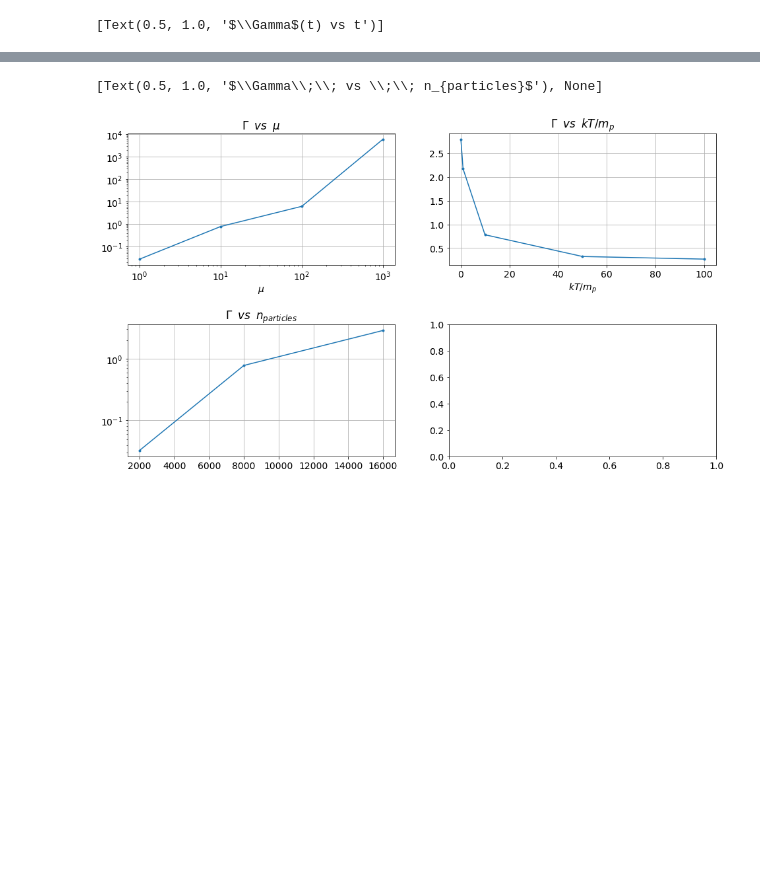
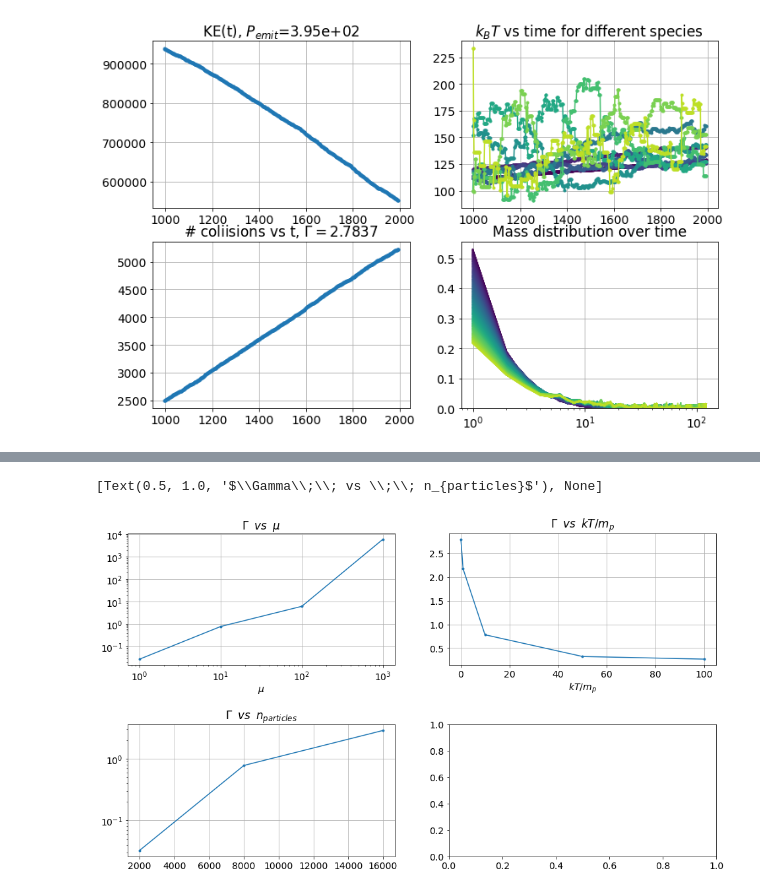
Before and after one commit to xjka/CoreTracking, a Jupyter notebook: notebook.ipynb, the cells around one changed output, grey strips where cells are left out. Cells and saved outputs as stored; diff of their text form; code cells hidden in the pictures; blank space fills up the shorter version.

```diff
--- a/notebook.ipynb
+++ b/notebook.ipynb
@@ -52,10 +56,10 @@ def prepare_animation(bar_containers, vels, imms, axh, Mu):
         return [container.patches for container in bar_containers]
     return lambda frame_number : animate(frame_number, vels, imms, axh, Mu)
 # %%
-numframes = 450
+numframes = 600
 outfile = ''
 scl = 1
-indir = 'output/mu10_b1_kTG100_bx1000_n8000//'
+indir = 'output/longterm_cont/'
 # %%
 plt.rcParams.update({"font.size":14})
 pos = []
@@ -64,6 +68,7 @@ trpos = []
 trvel = []
 trmu = []
 n_collisions = []
+time = []
 for i in range(1,numframes+1):
     h5file = h5py.File(indir+"test_grav_"+str(i)+".hdf5")
     pos.append(h5file["particles/pos"][:,:])
@@ -72,24 +77,20 @@ for i in range(1,numframes+1):
     trvel.append(h5file["tracers/vel"][:,:])
     trmu.append(h5file["tracers/mu"][:])
     n_collisions.append(len(pos[-1][0])-len(trpos[-1][0]))
-
+    time.append(h5file["time"])
 
 pos = np.array(pos)
 vel = np.array(vel)
+time= np.array(time).squeeze()
 n_collisions = np.array(n_collisions)
-coefs = np.polyfit(np.arange(len(n_collisions)-1), n_collisions[1:], 1)
-Gamma = coefs[0]*np.ones_like(n_collisions)
+Gamma = np.polyfit(time[5:], n_collisions[5:], 1)[0]
 
 E = []
-sigs = []
-Sig = []
 v = []
 Mu = []
 for i,tv in enumerate(trvel): #tv is 3 x N_particles
     v2 = (tv**2).sum(axis=0)
     E.append((0.5*trmu[i]*v2).sum())
-    sigs.append(tv.var(axis=1))
-    Sig.append(v2.sum()/(3*len(v2)))
     v_ = []
     Mu_ = []
     for mu in np.unique(trmu[i]):
@@ -102,23 +103,47 @@ for i,tv in enumerate(trvel): #tv is 3 x N_particles
     Mu.append(Mu_)
 
 E = np.array(E)
-sigs=np.array(sigs)
+
+num_mu = np.max(Mu[-1])/Mu[0][0]
+bin_edges = np.append(np.arange(1,num_mu+1)-0.5, num_mu+0.5)
+trmu_hist = []
+for tm in trmu:
+    trmu_hist.append(np.histogram(tm/Mu[0][0], bins=bin_edges)[0] * np.arange(1,num_mu+1)*Mu[0][0] /np.sum(tm) )
+trmu_hist = np.array(trmu_hist)
+
+mu_sig_consistent = np.empty((len(time), int(num_mu))) * np.nan
+KE_avg_consistent = np.empty((len(time), int(num_mu))) * np.nan
+for i, tv in enumerate(trvel):
+    v2 = (tv**2).sum(axis=0)
+    for j, mu in enumerate(np.unique(trmu[i])) :#np.arange(1, num_mu+1)*Mu[0][0]):
+        mask = trmu[i] == mu
+        if np.count_nonzero(mask)>1:
+            v2_ = (np.array(tv[:,mask])**2).sum(axis=0)
+            KE_avg_consistent[i,j] = 0.5*mu*np.mean(v2_) * 2/3 #this is k_B*T = KE_avg * 2/3
+            mu_sig_consistent[i,j] = mu*np.var(v2_)
 
 #dEdt = np.diff(E)/np.diff(np.ones(len(E)))
-fig_E, ax_E = plt.subplots(2,2,figsize=(16,10))
-ax_E[0,0].plot(E/E.max(),'.-')
+fig_E, ax_E = plt.subplots(2,2,figsize=(12,8))
+ax_E[0,0].plot(time, E,'.-')
 ax_E[0,0].grid()
-ax_E[0,0].set(title='KE(t), $t_{{cool}}$={:.2e}'.format(np.abs(np.polyfit(np.arange(len(E)-1),E[1:],1)[0])/np.mean(E)))
-ax_E[0,1].plot(Sig,'.-')
-#ax_E[1].plot(sigs, '.-')
+ax_E[0,0].set(title=r'KE(t), $P_{{emit}}$={:.2e}'.format(np.abs(np.polyfit(time[1:],E[1:],1)[0])))
+nspecies = 10
+clist = cm.get_cmap('viridis')(np.linspace(0,0.9,nspecies))
+for p in range(nspecies):
+    msk = mu_sig_consistent[:,p] != np.nan
+    #ax_E[0,1].plot(time[msk], mu_sig_consistent[msk,p],'-', c=clist[p], label=r'$k_BT = \langle KE\rangle/3$')
+    ax_E[0,1].plot(time[msk], KE_avg_consistent[msk,p],'.-', c=clist[p], label=r'$k_BT = \mu*\sigma$')
+
 ax_E[0,1].grid()
-ax_E[0,1].set(title = r'$\sigma(t)$')
-#ax_E[0,1].legend((r'$\sigma^2$', r'$\sigma_x^2$',r'$\sigma_y^2$',r'$\sigma_z^2$'))
+ax_E[0,1].set(title = r'$k_B T$ vs time for different species')
+#ax_E[0,1].legend()
 
-ax_E[1,0].plot(n_collisions,'.-')
+ax_E[1,0].plot(time, n_collisions,'.-')
 ax_E[1,0].grid()
-ax_E[1,0].set(title='# coliisions vs t')
-ax_E[1,1].plot(Gamma, '.-')
+ax_E[1,0].set(title='# coliisions vs t, $\Gamma={:.4f}$'.format(Gamma))
+ax_E[1,1].set_prop_cycle(get_cycler(trmu_hist.shape[0]))
+ax_E[1,1].plot(np.tile(np.expand_dims(np.arange(1,trmu_hist.shape[1]+1),axis=1),(1,trmu_hist.shape[0])), trmu_hist.T)
 ax_E[1,1].grid()
-ax_E[1,1].set(title=r'$\Gamma$(t) vs t')
+ax_E[1,1].set(title=r'Mass distribution over time', xscale='log', ylim=[0., ax_E[1,1].get_ylim()[1]])
+plt.show()
 # %% [output]
@@ -127,4 +150,4 @@ ax_E[1,1].set(title=r'$\Gamma$(t) vs t')
-[Text(0.5, 1.0, '$\\Gamma$(t) vs t')]
+[figure, added]
 # %%
 %matplotlib notebook
 mpl.rcParams['savefig.dpi'] = 80
```
Also changed, not shown: parts of 5 cells of this notebook, 5 other files.
